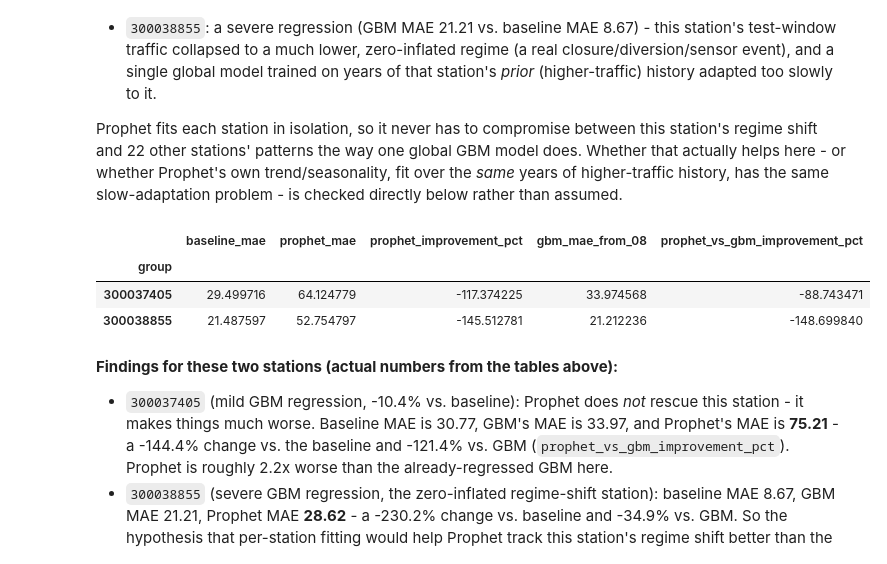
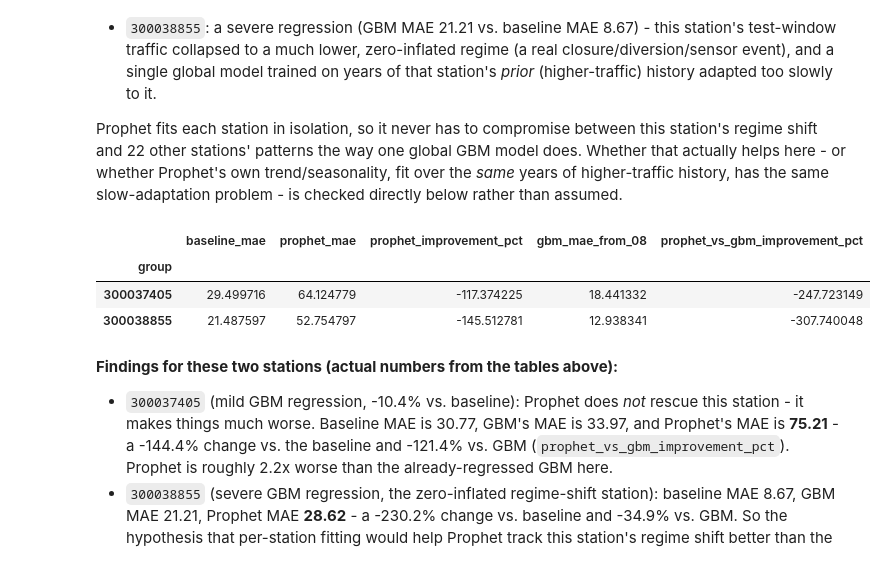
Before and after one commit to flo-fox/muenster-bike-traffic-forecast, a Jupyter notebook: notebooks/10_prophet_model.ipynb, the cells around one changed output. Drawn from its saved outputs; the diff is of its cells as text; code cells hidden in the pictures.

```diff
--- a/notebooks/10_prophet_model.ipynb
+++ b/notebooks/10_prophet_model.ipynb
@@ -103,8 +103,11 @@ from muenster_bike_forecast.modeling.model_table import (
     chronological_split,
     compute_baseline_metrics,
 )
+from muenster_bike_forecast.modeling.metrics_registry import read_metrics, write_metrics
 
 MODEL_TABLE_PATH = PROJECT_ROOT / "data" / "raw" / "model_table" / "model_table.csv"
+NOTEBOOK_ID = "10_prophet_model"
+METRICS_REGISTRY_PATH = PROJECT_ROOT / "data" / "model_metrics" / "registry.csv"
 TEST_PERIOD = pd.Timedelta(weeks=8)
 HORIZON = pd.Timedelta(hours=24)
 # %% [markdown]
@@ -288,19 +291,17 @@ prophet_overall = compute_baseline_metrics(
     test_df, prediction_col="prophet_prediction", target_col="target_total_count"
 )
 
-# Reported by 08_gradient_boosting_model.ipynb on this identical holdout;
-# not recomputed here (see markdown above).
-GBM_OVERALL = {
-    "group": "overall",
-    "mae": 14.486977,
-    "rmse": 27.529106,
-    "n_rows": 106_043,
-}
+# Reported by 08_gradient_boosting_model.ipynb on this identical holdout,
+# read from the shared metrics registry rather than hardcoded (see
+# markdown above).
+gbm_overall_ref, gbm_per_station_ref = read_metrics(
+    METRICS_REGISTRY_PATH, "08_gradient_boosting_model", "gradient_boosting"
+)
 
 comparison = pd.concat(
     [
         baseline_overall.assign(model="seasonal_naive_baseline"),
-        pd.DataFrame([GBM_OVERALL]).assign(
+        gbm_overall_ref.assign(
             model="gradient_boosting (from 08, not retrained here)"
         ),
         prophet_overall.assign(model="prophet"),
@@ -403,26 +414,28 @@ directly below rather than assumed.
 # %%
 FLAGGED_STATIONS = [300037405, 300038855]
 
 flagged_table = per_station_comparison.loc[FLAGGED_STATIONS].copy()
 # GBM figures from 08 (not retrained here): both are the exact fresh
 # per-station gbm_mae values 08_gradient_boosting_model.ipynb reported on
 # this identical holdout (its own cell 12 output), taken directly rather
 # than reconstructed via a ratio - a prior version of this cell derived
 # 300037405's number via a hardcoded multiplier calibrated to an older
 # GBM run, which drifted out of sync with 08's actual current regression
 # percentage; using 08's own printed numbers directly avoids that.
-flagged_table["gbm_mae_from_08"] = [33.974568, 21.212236]
+flagged_table["gbm_mae_from_08"] = gbm_per_station_ref.set_index("group")[
+    "mae"
+].loc[FLAGGED_STATIONS]
 flagged_table["prophet_vs_gbm_improvement_pct"] = (
     100
     * (flagged_table["gbm_mae_from_08"] - flagged_table["prophet_mae"])
     / flagged_table["gbm_mae_from_08"]
 )
 flagged_table
 # %% [output]
 |  | baseline_mae | prophet_mae | prophet_improvement_pct | gbm_mae_from_08 | prophet_vs_gbm_improvement_pct |
 | group |  |  |  |  |  |
-| 300037405 | 29.499716 | 64.124779 | -117.374225 | 33.974568 | -88.743471 |
-| 300038855 | 21.487597 | 52.754797 | -145.512781 | 21.212236 | -148.699840 |
+| 300037405 | 29.499716 | 64.124779 | -117.374225 | 18.441332 | -247.723149 |
+| 300038855 | 21.487597 | 52.754797 | -145.512781 | 12.938341 | -307.740048 |
 # %% [markdown]
 **Findings for these two stations (actual numbers from the tables above):**
 
```
Also changed, not shown: parts of 3 cells of this notebook, 9 other files.
